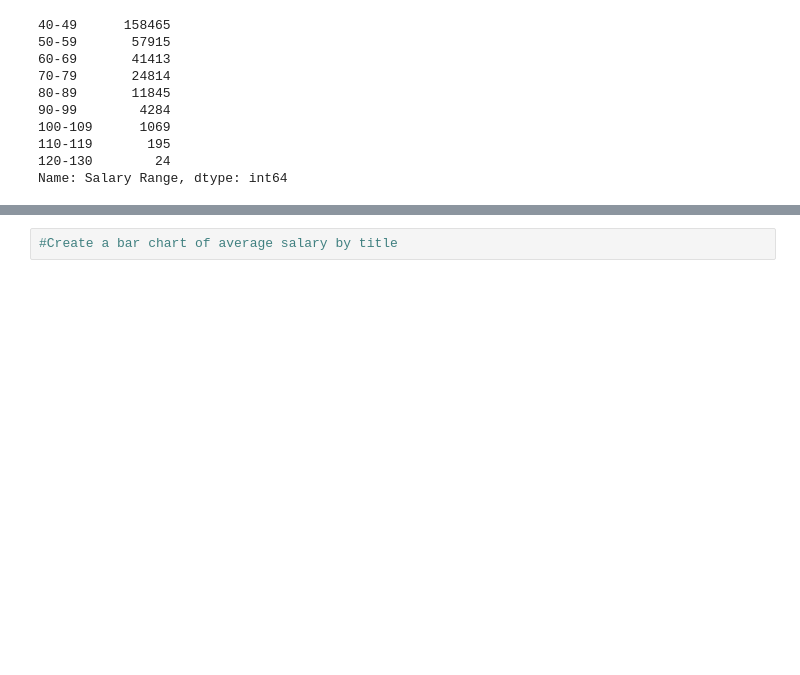
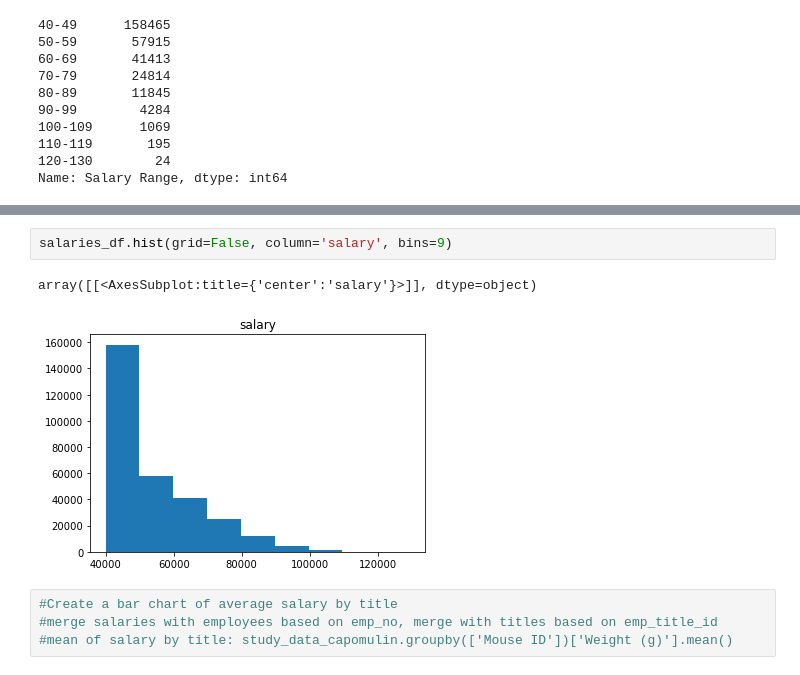
Before and after one commit to lmodenbach/sql-challenge, a Jupyter notebook: EmployeeSQL/dataVisualizations-checkpoint.ipynb, the cells around one changed output, grey strips where cells are left out. Cells and saved outputs as stored; diff of their text form; blank space fills up the shorter version.

```diff
--- a/EmployeeSQL/dataVisualizations-checkpoint.ipynb
+++ b/EmployeeSQL/dataVisualizations-checkpoint.ipynb
@@ -101,2 +101,9 @@ bar_chart = salaries_counts.plot.bar(color=['red', 'blue', 'blue', 'blue', 'blue
-# %%
-#Create a bar chart of average salary by title
+# %%
+salaries_df.hist(grid=False, column='salary', bins=9)
+# %% [output]
+array([[<AxesSubplot:title={'center':'salary'}>]], dtype=object)
+[figure, added]
+# %%
+#Create a bar chart of average salary by title
+#merge salaries with employees based on emp_no, merge with titles based on emp_title_id
+#mean of salary by title: study_data_capomulin.groupby(['Mouse ID'])['Weight (g)'].mean()
```
Also changed, not shown: parts of 1 cell of this notebook.
